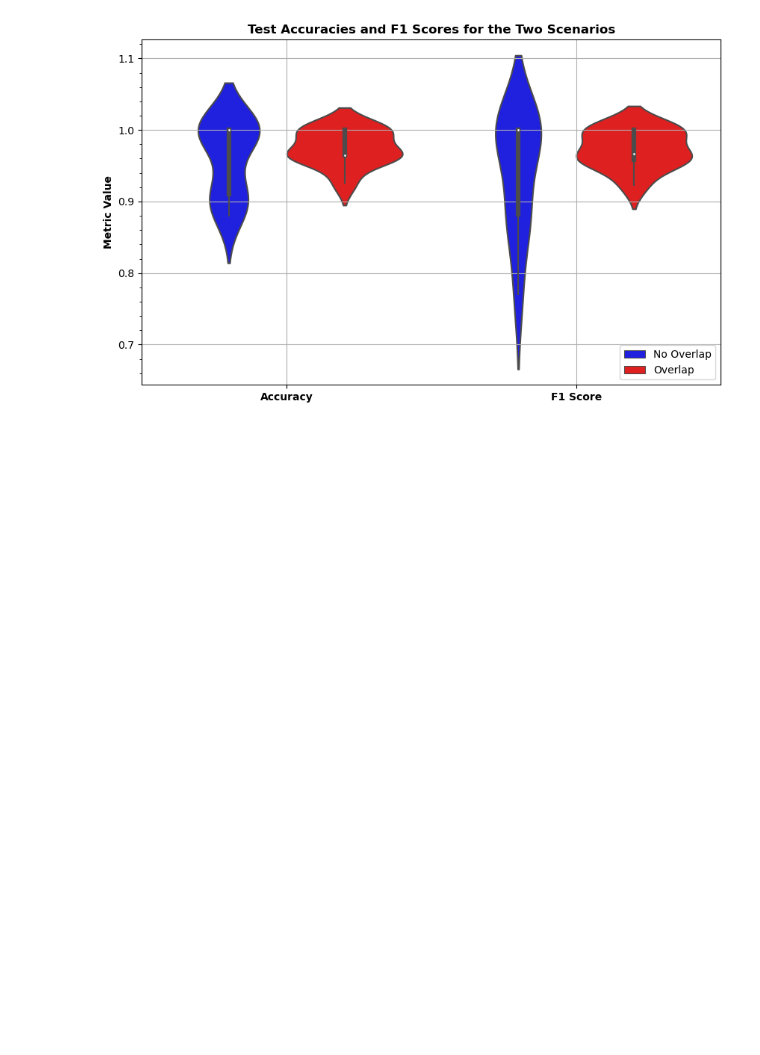
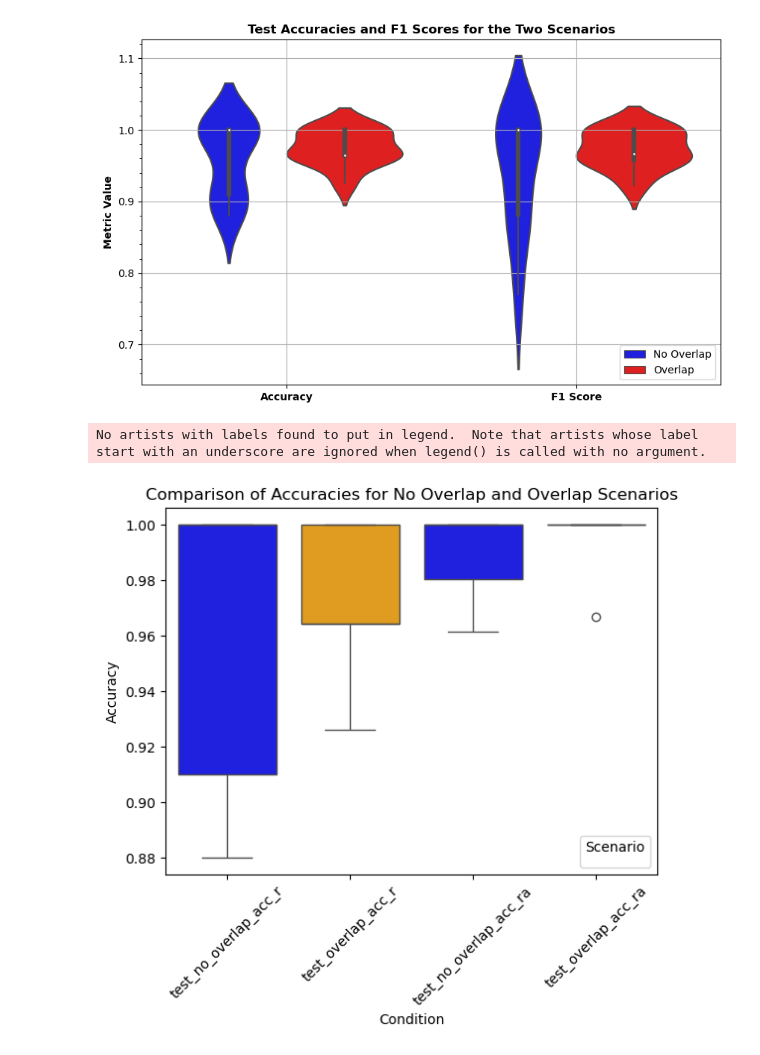
Before and after one commit to neuropoly/pediatric-intra-inter-encoding, a Jupyter notebook: notebooks/plots.ipynb, the cells around one changed output. Saved outputs shown, nothing was run; the diff lists cells and outputs as text; code cells hidden in the pictures; blank space fills up the shorter version.

Commit message:
Modified plots for both R et RA initialization

```diff
--- a/notebooks/plots.ipynb
+++ b/notebooks/plots.ipynb
@@ -1342,3 +1342,41 @@ plt.show()
 # %% [output]
 1.0
 [figure]
+# %%
+import numpy as np
+import matplotlib.pyplot as plt
+import seaborn as sns
+import pandas as pd
+
+# Existing data
+test_no_overlap_acc_r = [1.0, 1.0, 0.88, 1.0, 1.0, 1.0, 1.0, 0.91, 0.91, 0.90]
+test_no_overlap_f1_r = [1, 1, 0.77, 1, 1, 1, 1, 0.88, 0.89, 0.87]
+test_overlap_acc_r = [0.9642857142857143, 0.9642857142857143, 1.0, 0.9642857142857143, 0.9642857142857143, 1.0, 1.0, 0.9642857142857143, 1.0, 0.9259259259259259]
+test_overlap_f1_r = [0.9523809523809523, 0.962962962962963, 1.0, 0.9696969696969697, 0.9565217391304348, 1.0, 1.0, 0.962962962962963, 1.0, 0.9230769230769231]
+
+test_no_overlap_acc_ra = [1.0, 1.0, 0.9736842105263158, 0.9615384615384616, 1.0, 1.0, 1.0, 0.9642857142857143, 1.0, 1.0]
+test_no_overlap_f1_ra = [1.0, 1.0, 0.9600000000000001, 0.888888888888889, 1.0, 1.0, 1.0, 0.967741935483871, 1.0, 1.0]
+test_overlap_f1_ra = [1.0, 1.0, 1.0, 1.0, 1.0, 1.0, 1.0, 0.9696969696969697, 1.0, 1.0]
+test_overlap_acc_ra = [1.0, 1.0, 1.0, 1.0, 1.0, 1.0, 1.0, 0.9666666666666667, 1.0, 1.0]
+
+# Combine the data into a single list
+accuracies = test_no_overlap_acc_r + test_overlap_acc_r + test_no_overlap_acc_ra + test_overlap_acc_ra
+
+# Create a corresponding list to specify the conditions
+conditions = ['test_no_overlap_acc_r'] * len(test_no_overlap_acc_r) + ['test_overlap_acc_r'] * len(test_overlap_acc_r) + ['test_no_overlap_acc_ra'] * len(test_no_overlap_acc_ra) + ['test_overlap_acc_ra'] * len(test_overlap_acc_ra)
+
+# Create a DataFrame from the data
+data = {'Accuracy': accuracies, 'Condition': conditions}
+df = pd.DataFrame(data)
+
+# Plot
+sns.boxplot(data=df, x='Condition', y='Accuracy', hue='Condition', palette={'test_no_overlap_acc_r': 'blue', 'test_overlap_acc_r': 'orange', 'test_no_overlap_acc_ra': 'blue', 'test_overlap_acc_ra': 'orange'})
+plt.xticks(rotation=45)
+plt.title('Comparison of Accuracies for No Overlap and Overlap Scenarios')
+plt.xlabel('Condition')
+plt.ylabel('Accuracy')
+plt.legend(title='Scenario')
+plt.show()
+# %% [output]
+No artists with labels found to put in legend.  Note that artists whose label start with an underscore are ignored when legend() is called with no argument.
+[figure, added]
```
Also changed, not shown: parts of 3 cells of this notebook.
